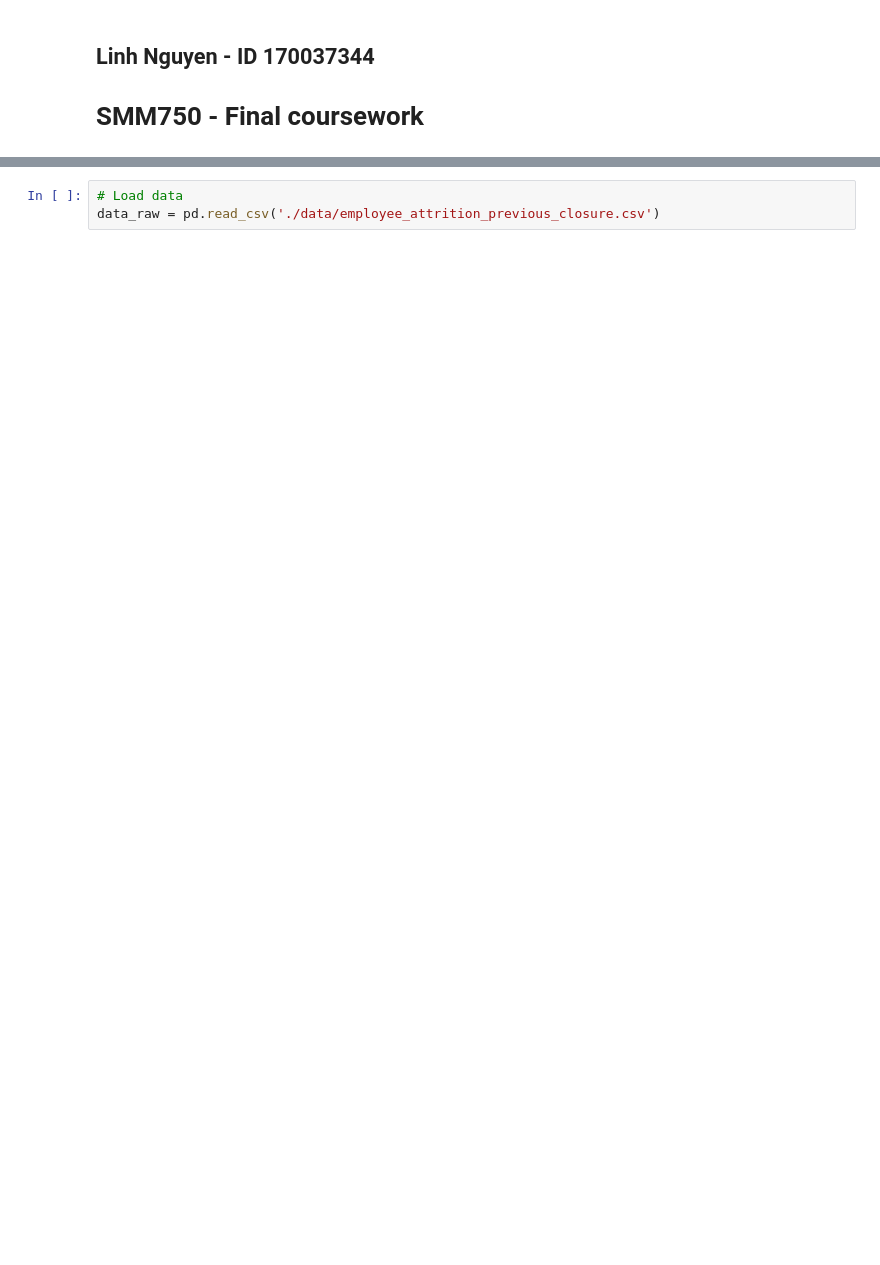
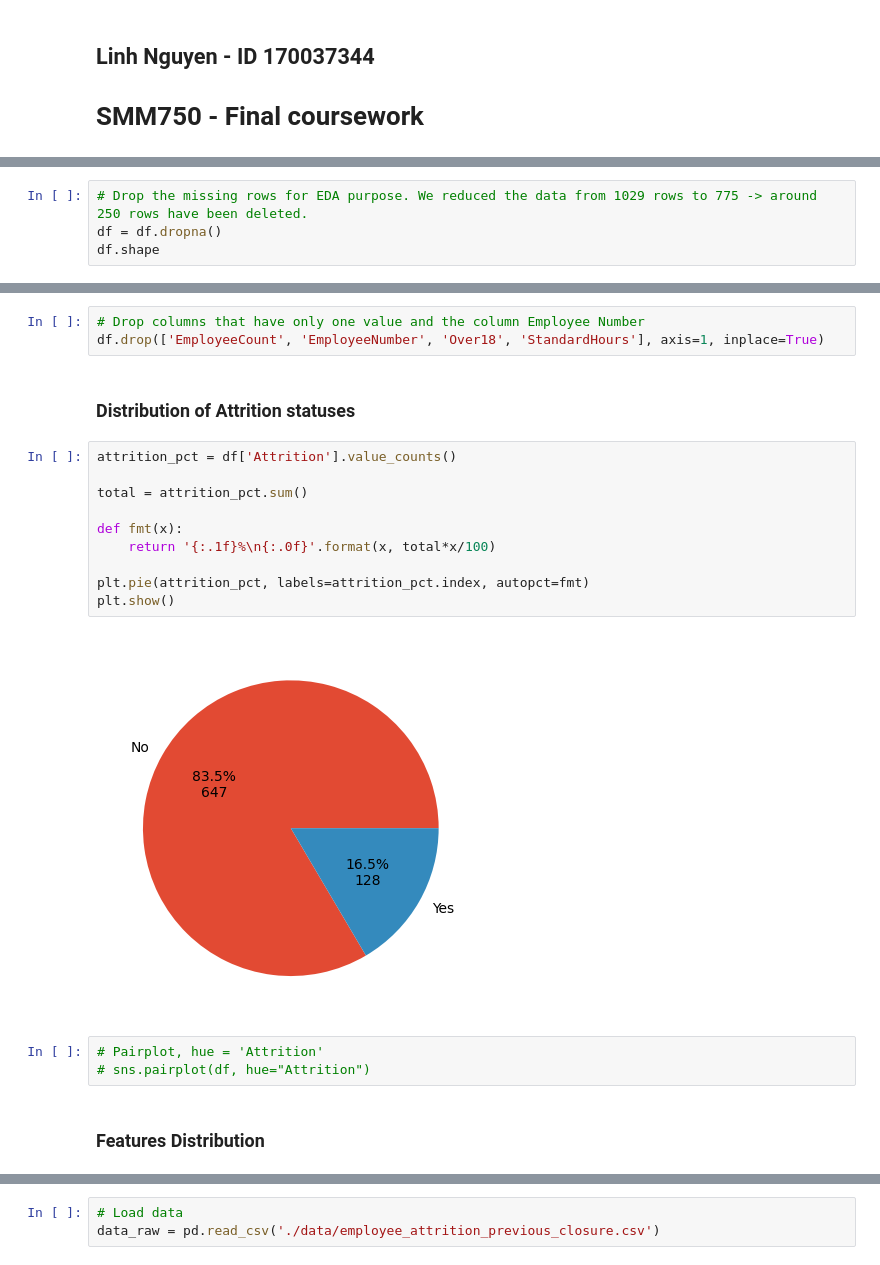
Before and after one commit to jill-data/severance-package-optimisation, a Jupyter notebook: Code_Final coursework.ipynb, the cells around one changed output, grey strips where cells are left out. Saved outputs shown, nothing was run; the diff lists cells and outputs as text; blank space fills up the shorter version.

```diff
--- a/Code_Final coursework.ipynb
+++ b/Code_Final coursework.ipynb
@@ -16,0 +126,4 @@ from sklearn.preprocessing import OneHotEncoder, StandardScaler
+# %%
+# Drop the missing rows for EDA purpose. We reduced the data from 1029 rows to 775 -> around 250 rows have been deleted.
+df = df.dropna()
+df.shape
@@ -16,0 +159,22 @@ from sklearn.preprocessing import OneHotEncoder, StandardScaler
+# %%
+# Drop columns that have only one value and the column Employee Number
+df.drop(['EmployeeCount', 'EmployeeNumber', 'Over18', 'StandardHours'], axis=1, inplace=True)
+# %% [markdown]
+### Distribution of Attrition statuses
+# %%
+attrition_pct = df['Attrition'].value_counts()
+
+total = attrition_pct.sum()
+
+def fmt(x):
+    return '{:.1f}%\n{:.0f}'.format(x, total*x/100)
+
+plt.pie(attrition_pct, labels=attrition_pct.index, autopct=fmt)
+plt.show()
+# %% [output]
+[figure, added]
+# %%
+# Pairplot, hue = 'Attrition'
+# sns.pairplot(df, hue="Attrition")
+# %% [markdown]
+### Features Distribution
```
Also changed, not shown: parts of 99 cells of this notebook, 33 other files.
